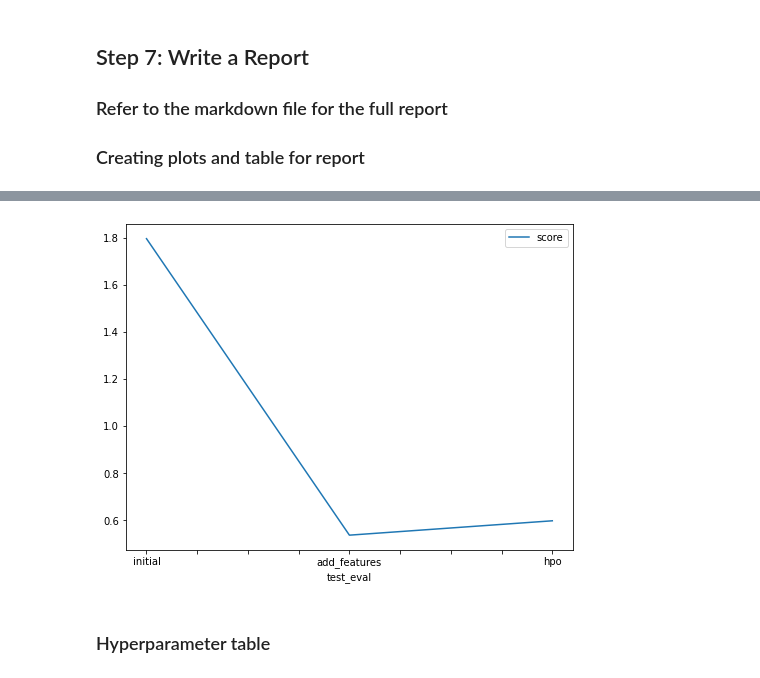
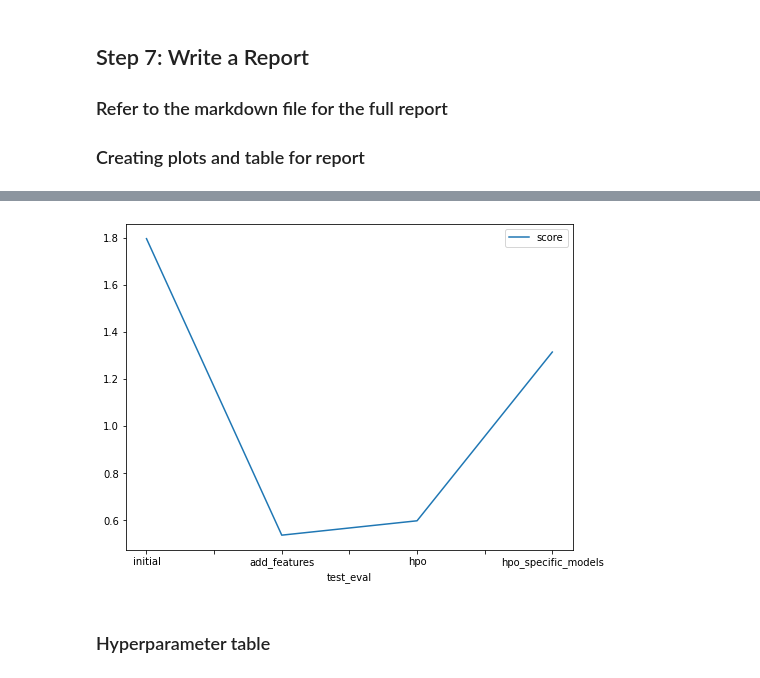
Before and after one commit to lucasstelm/Bike-Share-Demand---Autogluon, a Jupyter notebook: project_notebook.ipynb, the cells around one changed output, grey strips where cells are left out. Drawn from its saved outputs; the diff is of its cells as text; code cells hidden in the pictures.

```diff
--- a/project_notebook.ipynb
+++ b/project_notebook.ipynb
@@ -462,14 +572,14 @@ fig.savefig('model_train_score.png')
 # %%
 # Take the 3 kaggle scores and creating a line plot to show improvement
 fig = pd.DataFrame(
     {
-        "test_eval": ["initial", "add_features", "hpo"],
-        "score": [1.79648, 0.53646, 0.59752]
+        "test_eval": ["initial", "add_features", "hpo", "hpo_specific_models"],
+        "score": [1.79648, 0.53646, 0.59752, 1.31462]
     }
 ).plot(x="test_eval", y="score", figsize=(8, 6)).get_figure()
 fig.savefig('model_test_score.png')
 # %% [output]
-[figure, old version]
+[figure, new version]
 # %% [markdown]
 ### Hyperparameter table
 # %%
```
Also changed, not shown: parts of 11 cells of this notebook, 2 other files.
